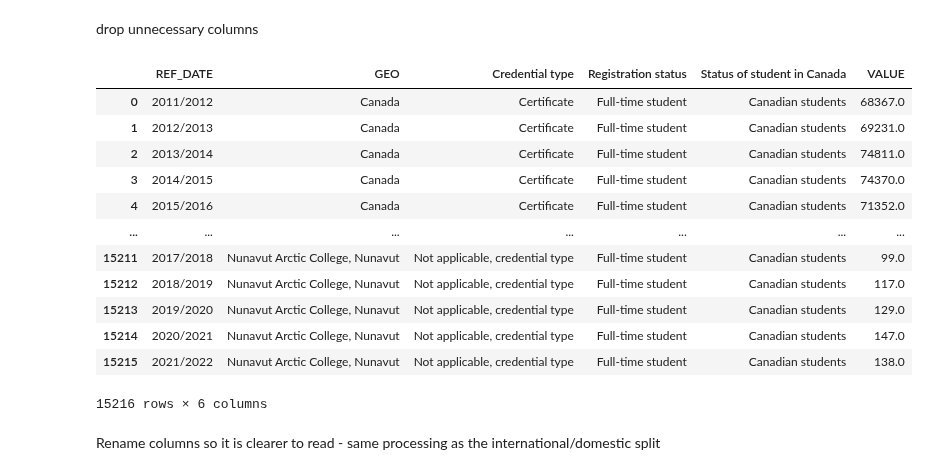
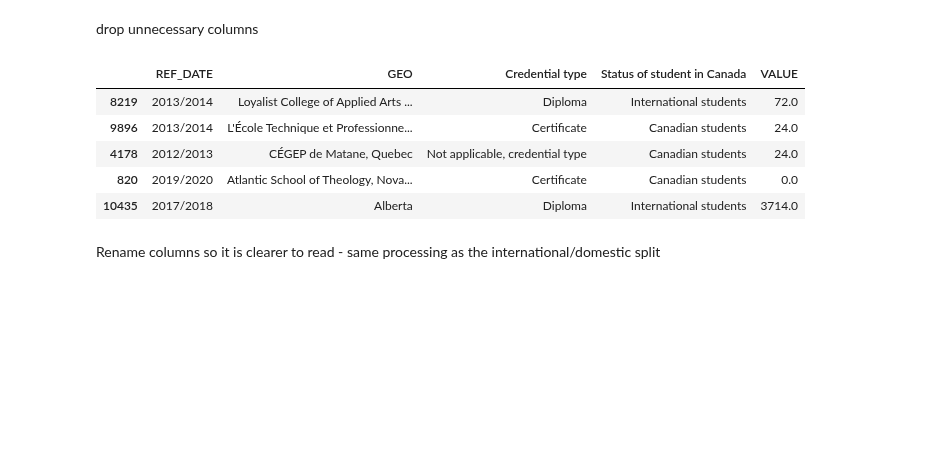
Before and after one commit to tjjdoherty/canadian-psi-project, a Jupyter notebook: statcan_credential_types.ipynb, the cells around one changed output. Drawn from its saved outputs; the diff is of its cells as text; code cells hidden in the pictures; blank space fills up the shorter version.

Commit message:
credential EDA

```diff
--- a/statcan_credential_types.ipynb
+++ b/statcan_credential_types.ipynb
@@ -39,23 +38,16 @@ Index(['REF_DATE', 'GEO', 'DGUID', 'Field of study', 'Program type',
 # %% [markdown]
 drop unnecessary columns
 # %%
-df.drop(['DGUID', 'Field of study', 'Program type', 'Institution type', 'Gender', 'UOM', 'UOM_ID', 'SCALAR_FACTOR', 'SCALAR_ID', 'VECTOR', 'COORDINATE', 'STATUS', 'SYMBOL', 'TERMINATED', 'DECIMALS'], axis=1, inplace=True)
+df.drop(['DGUID', 'Field of study', 'Program type', 'Institution type', 'Registration status', 'Gender', 'UOM', 'UOM_ID', 'SCALAR_FACTOR', 'SCALAR_ID', 'VECTOR', 'COORDINATE', 'STATUS', 'SYMBOL', 'TERMINATED', 'DECIMALS'], axis=1, inplace=True)
 # %%
-df
+df.sample(5)
 # %% [output]
-|  | REF_DATE | GEO | Credential type | Registration status | Status of student in Canada | VALUE |
-| 0 | 2011/2012 | Canada | Certificate | Full-time student | Canadian students | 68367.0 |
-| 1 | 2012/2013 | Canada | Certificate | Full-time student | Canadian students | 69231.0 |
-| 2 | 2013/2014 | Canada | Certificate | Full-time student | Canadian students | 74811.0 |
-| 3 | 2014/2015 | Canada | Certificate | Full-time student | Canadian students | 74370.0 |
-| 4 | 2015/2016 | Canada | Certificate | Full-time student | Canadian students | 71352.0 |
-| ... | ... | ... | ... | ... | ... | ... |
-| 15211 | 2017/2018 | Nunavut Arctic College, Nunavut | Not applicable, credential type | Full-time student | Canadian students | 99.0 |
-| 15212 | 2018/2019 | Nunavut Arctic College, Nunavut | Not applicable, credential type | Full-time student | Canadian students | 117.0 |
-| 15213 | 2019/2020 | Nunavut Arctic College, Nunavut | Not applicable, credential type | Full-time student | Canadian students | 129.0 |
-| 15214 | 2020/2021 | Nunavut Arctic College, Nunavut | Not applicable, credential type | Full-time student | Canadian students | 147.0 |
-| 15215 | 2021/2022 | Nunavut Arctic College, Nunavut | Not applicable, credential type | Full-time student | Canadian students | 138.0 |
+|  | REF_DATE | GEO | Credential type | Status of student in Canada | VALUE |
+| 8219 | 2013/2014 | Loyalist College of Applied Arts ... | Diploma | International students | 72.0 |
+| 9896 | 2013/2014 | L'École Technique et Professionne... | Certificate | Canadian students | 24.0 |
+| 4178 | 2012/2013 | CÉGEP de Matane, Quebec | Not applicable, credential type | Canadian students | 24.0 |
+| 820 | 2019/2020 | Atlantic School of Theology, Nova... | Certificate | Canadian students | 0.0 |
+| 10435 | 2017/2018 | Alberta | Diploma | International students | 3714.0 |
-15216 rows × 6 columns
 # %% [markdown]
 Rename columns so it is clearer to read - same processing as the international/domestic split
 # %%
```
Also changed, not shown: parts of 19 cells of this notebook.
